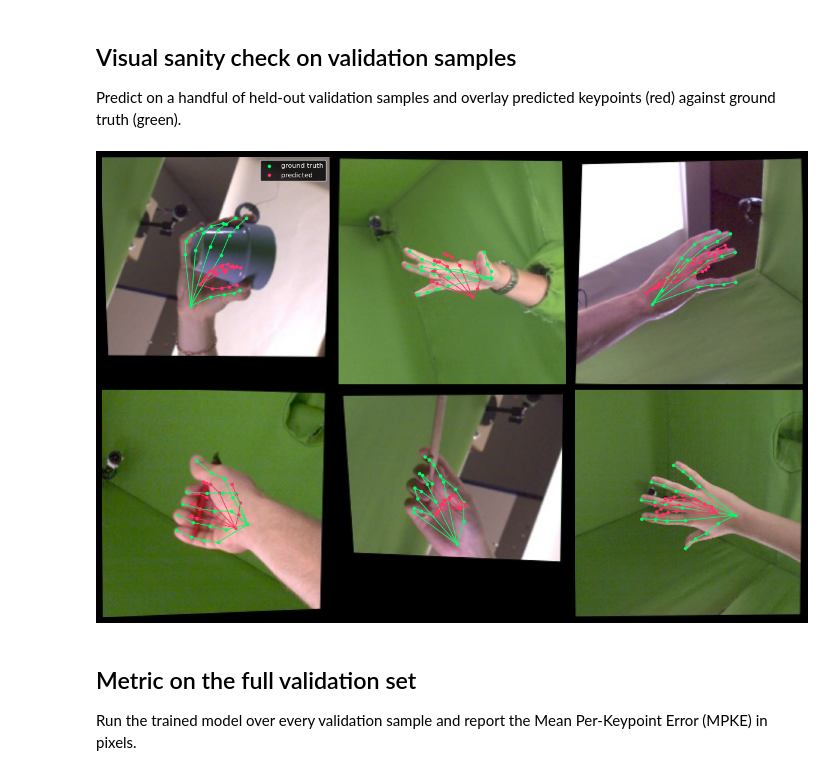
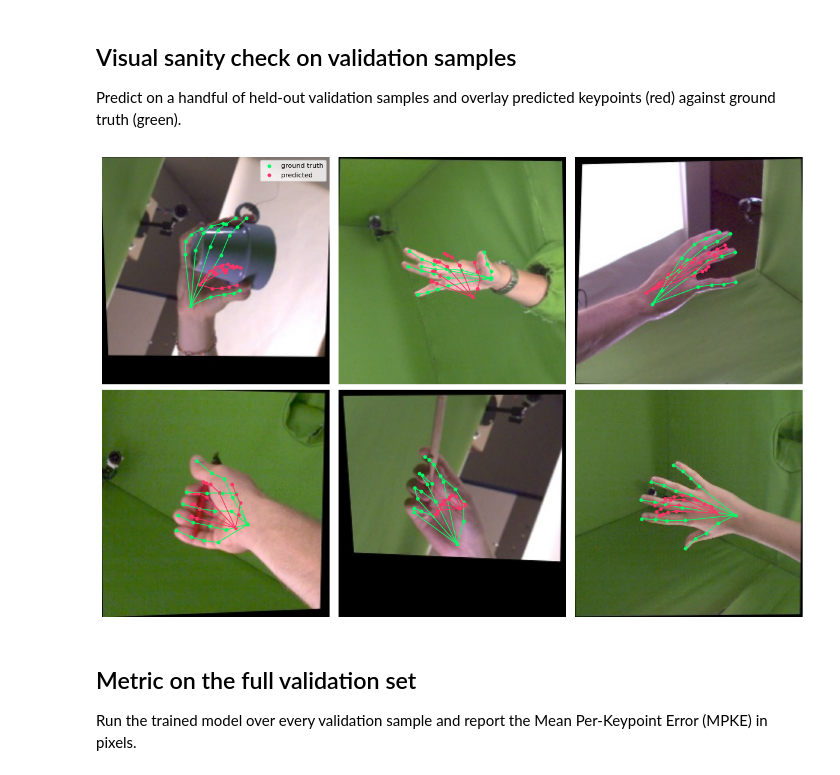
Before and after one commit to VictorJohansen/hand-pose-estimation, a Jupyter notebook: notebooks/load_baseline.ipynb, the cells around one changed output. Saved outputs shown, nothing was run; the diff lists cells and outputs as text; code cells hidden in the pictures.

```diff
--- a/notebooks/load_baseline.ipynb
+++ b/notebooks/load_baseline.ipynb
@@ -106,35 +105,25 @@ Round-trip OK — reloaded model produces identical predictions.
 
 Predict on a handful of held-out validation samples and overlay predicted keypoints (red) against ground truth (green).
 # %%
+from src.evaluation.overlays import prediction_grid
+
 dataset = FreiHand()
 _, val_idx = dataset.train_validation_split(
     validation_fraction=SPLIT_VALIDATION_FRACTION,
     seed=SPLIT_SEED,
 )
 sample_ids = val_idx[:6]
 images, ground_truth = dataset.load_batch(
     sample_ids,
     image_size=(224, 224),
     flatten_keypoints=False,
 )
 predictions = model.predict(images, verbose=0).reshape(-1, 21, 2)
 
-fig, axes = plt.subplots(2, 3, figsize=(12, 8))
-for ax, img, gt, pred in zip(axes.flat, images, ground_truth, predictions):
-    ax.imshow(img)
-    for start, end in HAND_CONNECTIONS:
-        ax.plot([gt[start, 0], gt[end, 0]], [gt[start, 1], gt[end, 1]],
-                color='#00ff66', linewidth=1)
-        ax.plot([pred[start, 0], pred[end, 0]], [pred[start, 1], pred[end, 1]],
-                color='#ff3366', linewidth=1)
-    ax.scatter(gt[:, 0], gt[:, 1], s=10, c='#00ff66', label='ground truth')
-    ax.scatter(pred[:, 0], pred[:, 1], s=10, c='#ff3366', label='predicted')
-    ax.axis('off')
-axes.flat[0].legend(loc='upper right', fontsize=8)
-plt.tight_layout()
+prediction_grid(images, ground_truth, predictions, ncols=3)
 plt.show()
 # %% [output]
-[figure, old version]
+[figure, new version]
 # %% [markdown]
 ## Metric on the full validation set
 
```
Also changed, not shown: parts of 4 cells of this notebook, 1 other file.
